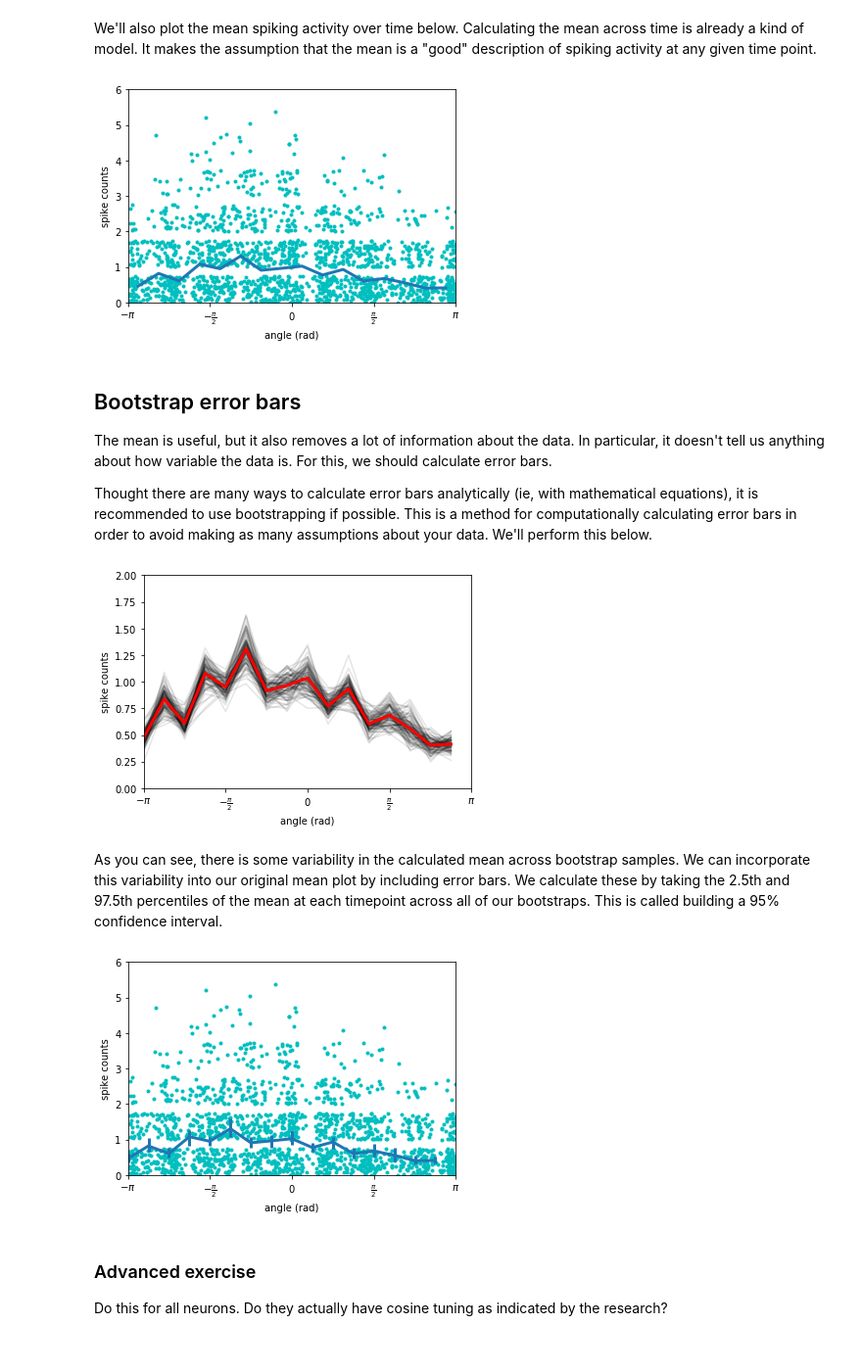
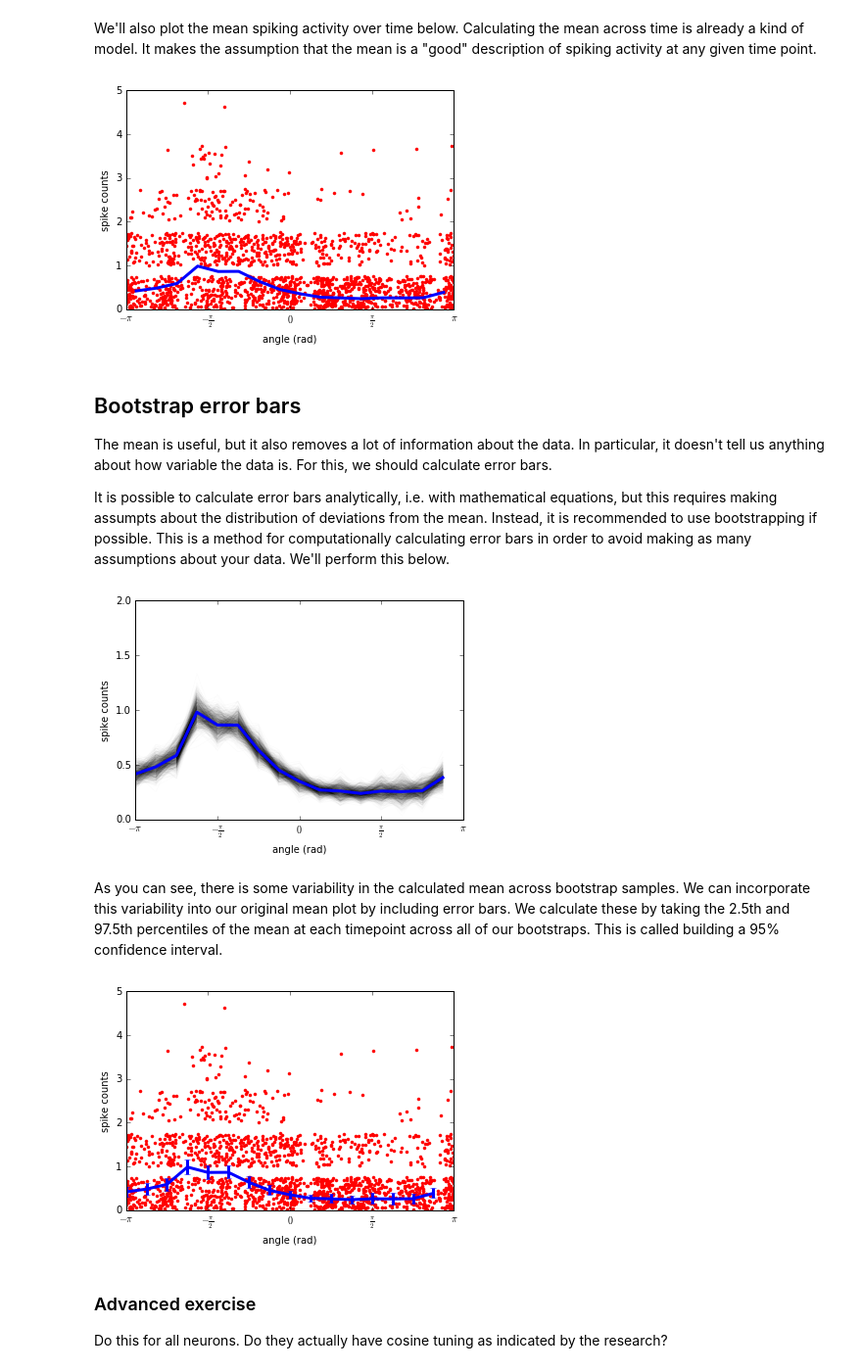
Before and after one commit to TarrySingh/Artificial-Intelligence-Deep-Learning-Machine-Learning-Tutorials, a Jupyter notebook: neurophysics-neuroscience/python/modeling/modeling_data.ipynb, the cells around one changed output. Shown at 98% size. Saved outputs shown, nothing was run; the diff lists cells and outputs as text; code cells hidden in the pictures.

```diff
--- a/neurophysics-neuroscience/python/modeling/modeling_data.ipynb
+++ b/neurophysics-neuroscience/python/modeling/modeling_data.ipynb
@@ -19,21 +20,20 @@ time = data['time']
 # %%
 # Remove all times where speeds are very slow
 threshold = .015
-isGood = np.where((handVel[0, :]**2 + handVel[1, :]**2) > threshold)[0]
-handVel = handVel[:2,][:, isGood]
-handPos = handPos[:2][:, isGood]
-spikes = spikes[:, isGood]
-time = time.squeeze()[isGood]
-angle = np.arctan2(handVel[0, :], handVel[1, :])
+is_good = np.where(np.linalg.norm(hand_vel, axis=1)**2 > threshold)[0]
+hand_vel = hand_vel[is_good]
+hand_pos = hand_pos[is_good]
+spikes = spikes[:, is_good]
+angle = np.arctan2(hand_vel[:, 0], hand_vel[:, 1])
 # %% [markdown]
 # Part 1
 Plot the spike counts as a function of angle. A small amount of meaningless vertical noise has been added to make visualation easier.
 # %%
 # Plot Raw Data
-nNeuron = 0
+nNeuron = 193
 fig, ax = plt.subplots()
 spikes_noisy = spikes[nNeuron] + 0.75 * np.random.rand(spikes[nNeuron].shape[0])
 max_s = spikes[nNeuron].max()+1
-ax.plot(angle, spikes_noisy, 'c.')
-kf.format_plot(ax, max_s)
+ax.plot(angle, spikes_noisy, 'r.')
+md.format_plot(ax, max_s)
 # %% [output]
@@ -43,27 +43,27 @@ We'll also plot the mean spiking activity over time below. Calculating the mean
 # %%
 # Make a simple tuning curve
 angles = np.arange(-np.pi, np.pi, np.pi / 8.)
-nSpikes = np.zeros(len(angles))
+n_spikes = np.zeros(len(angles))
 angle_bins = np.digitize(angle, angles)
 for ii in range(len(angles)):
     mask_angle = angle_bins == (ii + 1)
-    nSpikes[ii] = np.mean(spikes[nNeuron, mask_angle])
+    n_spikes[ii] = np.mean(spikes[nNeuron, mask_angle])
 
 fig, ax = plt.subplots()
-ax.plot(angle, spikes_noisy, 'c.')
-ax.plot(angles + np.pi / 16., nSpikes, lw=3)
-kf.format_plot(ax, max_s)
+ax.plot(angle, spikes_noisy, 'r.')
+ax.plot(angles + np.pi / 16., n_spikes, lw=3)
+md.format_plot(ax, max_s)
 # %% [output]
-[figure, old version]
+[figure, new version]
 # %% [markdown]
 ## Bootstrap error bars
 The mean is useful, but it also removes a lot of information about the data. In particular, it doesn't tell us anything about how variable the data is. For this, we should calculate error bars.
 
-Thought there are many ways to calculate error bars analytically (ie, with mathematical equations), it is recommended to use bootstrapping if possible. This is a method for computationally calculating error bars in order to avoid making as many assumptions about your data. We'll perform this below.
+It is possible to calculate error bars analytically, i.e. with mathematical equations, but this requires making assumpts about the distribution of deviations from the mean. Instead, it is recommended to use bootstrapping if possible. This is a method for computationally calculating error bars in order to avoid making as many assumptions about your data. We'll perform this below.
 # %%
 n_angle_samples = angle.size
 n_angles = angles.size
-n_boots = 100
+n_boots = 1000
 simulations = np.zeros([n_boots, n_angles])
 
 for ii in range(n_boots):
@@ -82,23 +82,23 @@ for ii in range(n_boots):
         simulations[ii, jj] = np.mean(this_spikes)
 
 fig, ax = plt.subplots()
-_ = ax.plot(angles[:, np.newaxis], simulations.T, color='k', alpha=.1)
-_ = ax.plot(angles, simulations.mean(0), color='r', lw=3)
-kf.format_plot(ax, np.ceil(simulations.max()))
+_ = ax.plot(angles[:, np.newaxis], simulations.T, color='k', alpha=.01)
+_ = ax.plot(angles, simulations.mean(0), color='b', lw=3)
+md.format_plot(ax, np.ceil(simulations.max()))
 # %% [output]
-[figure, old version]
+[figure, new version]
 # %% [markdown]
 As you can see, there is some variability in the calculated mean across bootstrap samples. We can incorporate this variability into our original mean plot by including error bars. We calculate these by taking the 2.5th and 97.5th percentiles of the mean at each timepoint across all of our bootstraps. This is called building a 95% confidence interval.
 # %%
 # Plot data + error bars
 clo, chi = np.percentile(simulations, [2.5, 97.5], axis=0)
 
 fig, ax = plt.subplots()
-ax.plot(angle, spikes_noisy, 'c.', zorder=-1)
-ax.errorbar(angles, nSpikes, yerr=[nSpikes-clo, chi-nSpikes], lw=3)
-kf.format_plot(ax, max_s)
+ax.plot(angle, spikes_noisy, 'r.', zorder=-1)
+ax.errorbar(angles, n_spikes, yerr=[n_spikes-clo, chi-n_spikes], lw=3)
+md.format_plot(ax, max_s)
 # %% [output]
-[figure, old version]
+[figure, new version]
 # %% [markdown]
 ### Advanced exercise
 Do this for all neurons. Do they actually have cosine tuning as indicated by the research?
```
Also changed, not shown: parts of 10 cells of this notebook, 7 other files.
